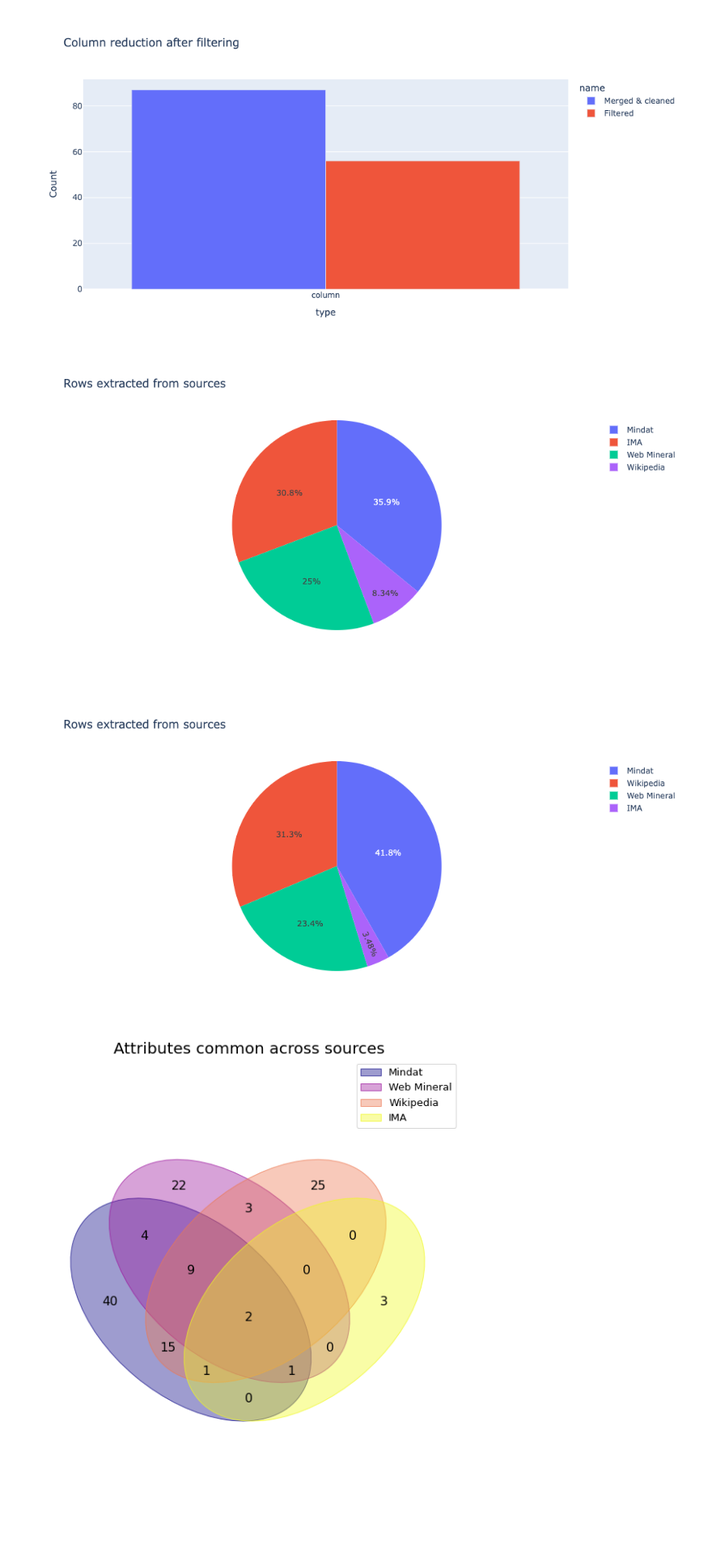
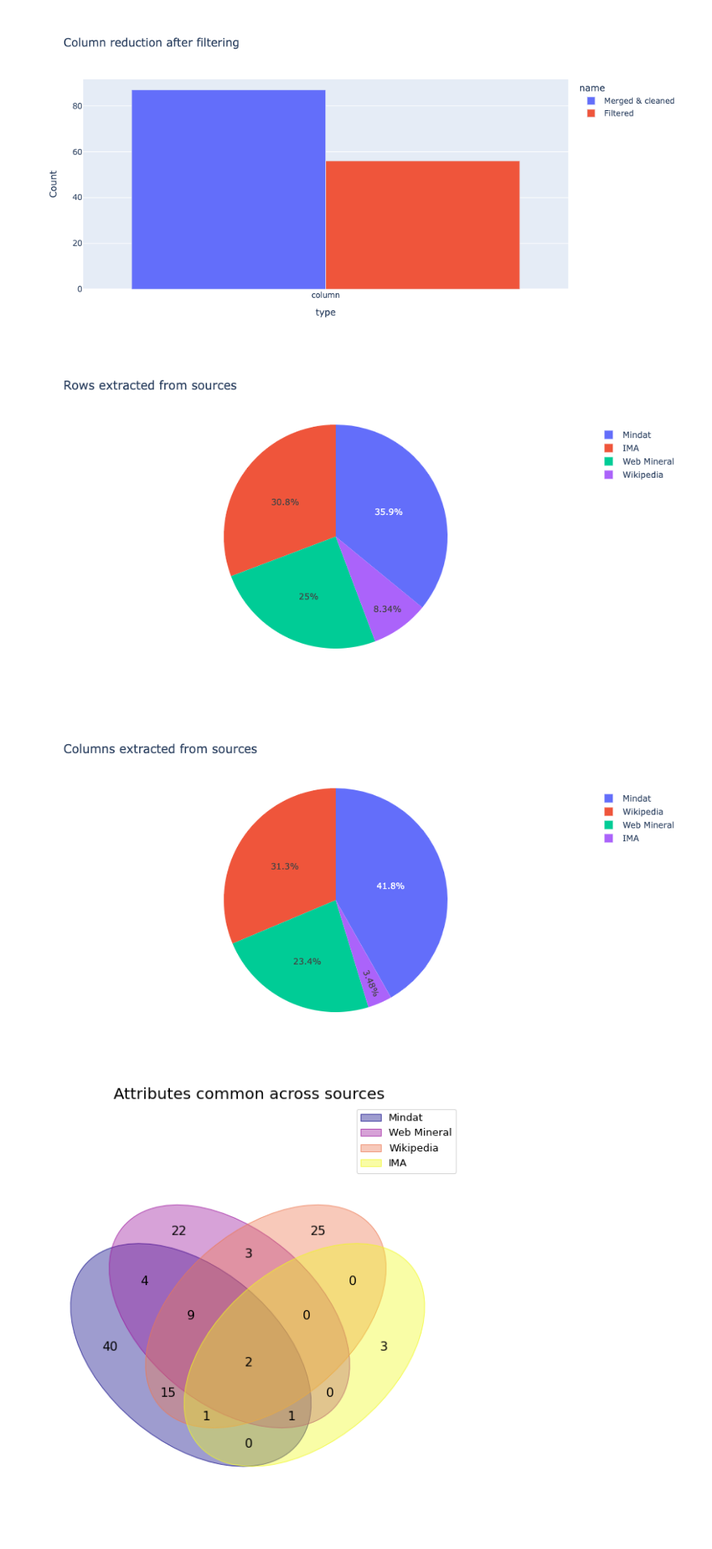
Before and after one commit to Triansh/Mineral-data-collection, a Jupyter notebook: plots/Final_submission_plots.ipynb, the cells around one changed output. Shown at 81% size. Saved outputs shown, nothing was run; the diff lists cells and outputs as text; code cells hidden in the pictures; blank space fills up the shorter version.

Commit message:
minor changes plots

```diff
--- a/plots/Final_submission_plots.ipynb
+++ b/plots/Final_submission_plots.ipynb
@@ -130,13 +130,13 @@ df_plot = pd.DataFrame(list(zip(row, col, name)),
 # %%
 fig = px.pie(df_plot, values='rows', names='name', title='Rows extracted from sources', width=500, height=500)
 fig.show()
 write_image(fig, "./Images/row_extacted_pie.svg", format='svg')
-fig = px.pie(df_plot, values='cols', names='name', title='Rows extracted from sources', width=500, height=500)
+fig = px.pie(df_plot, values='cols', names='name', title='Columns extracted from sources', width=500, height=500)
 fig.show()
 write_image(fig, "./Images/col_extracted_pie.svg", format='svg')
 # %% [output]
-[figure, old version]
+[figure, new version]
-[figure, old version]
+[figure, new version]
 # %%
 common_attr = {
     "Mindat": {'mineral_name', '2v', 'anisotropism', 'approval history',
```
Also changed, not shown: 2 other files.
